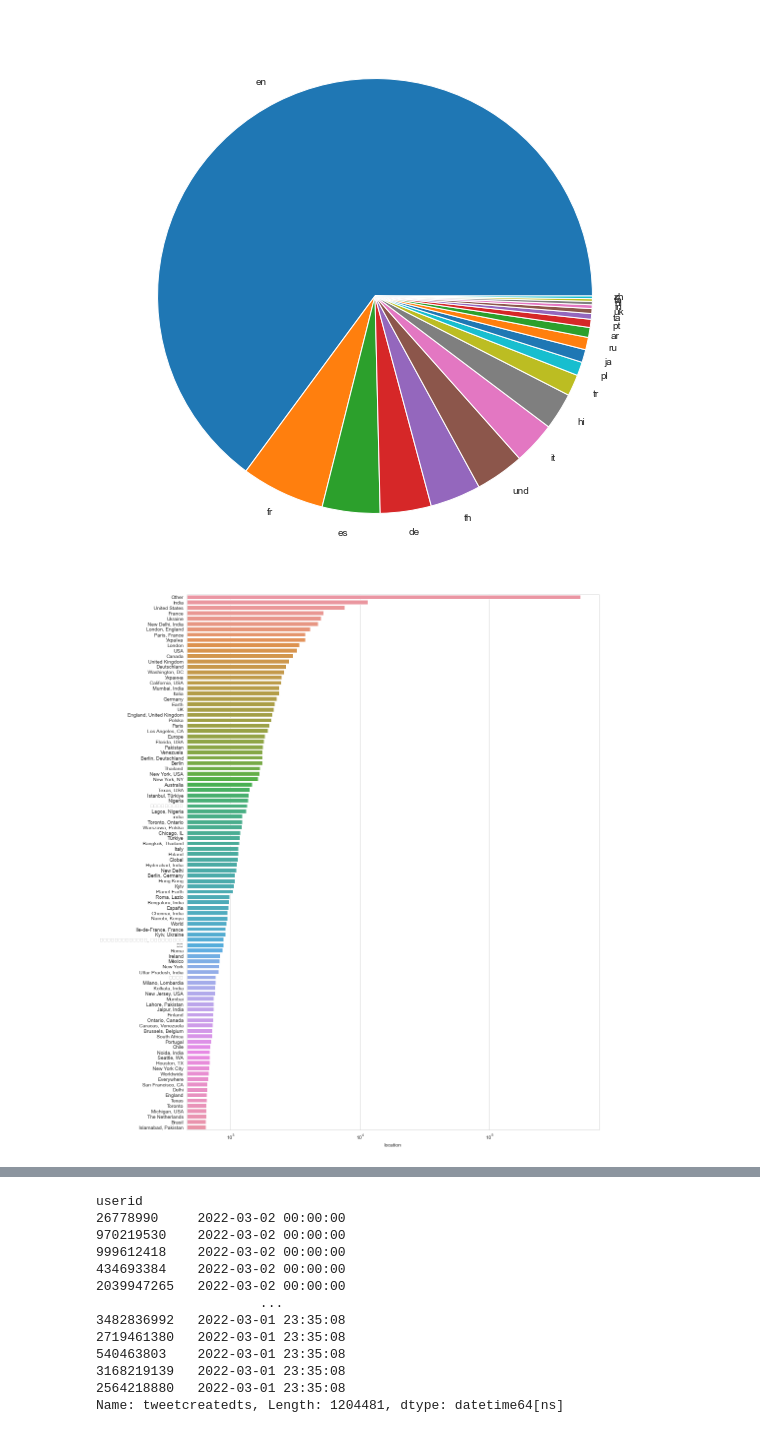
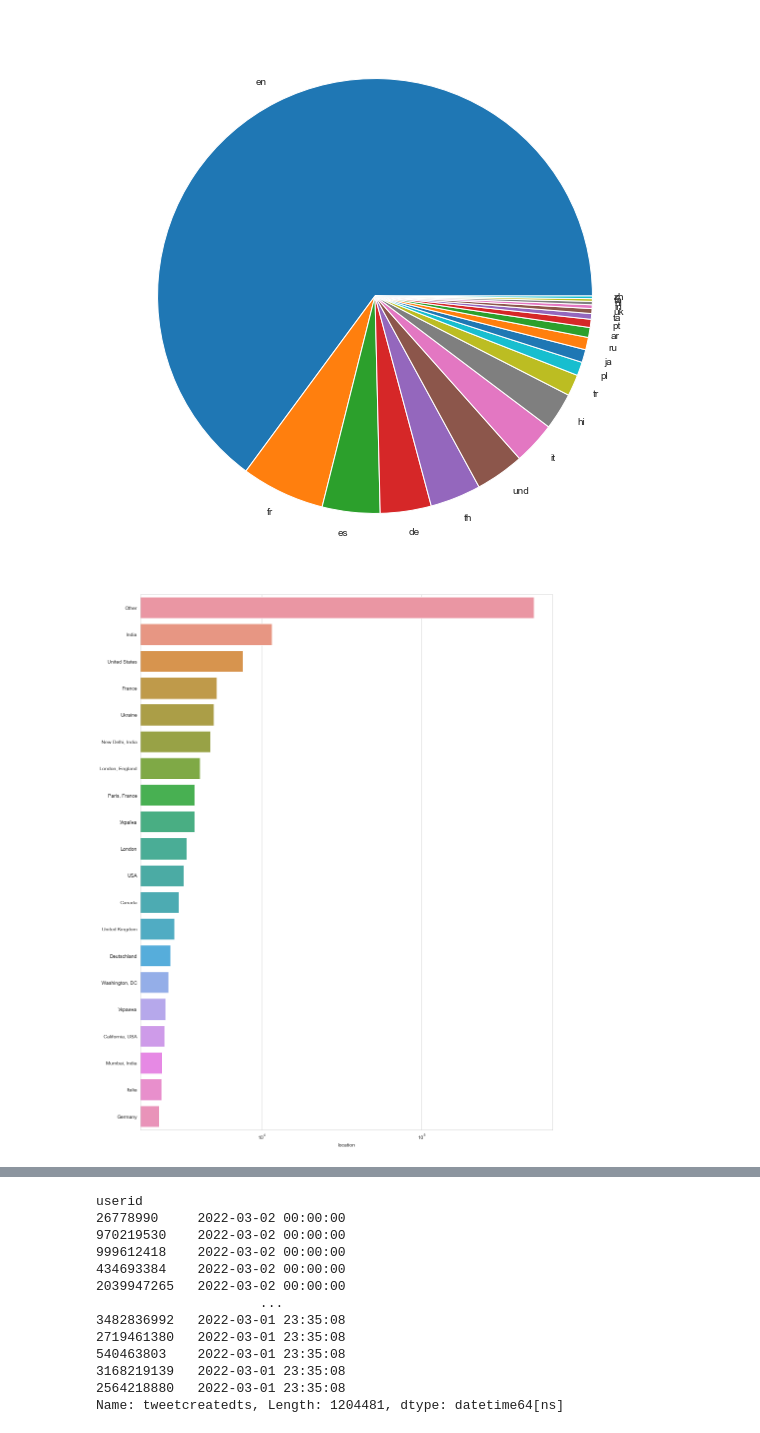
Before and after one commit to chukhranchick/Ukraine-Conflict-Twitter-Analysis-for-Data-Mining, a Jupyter notebook: ukraine-conflict-twitter-analysis-for-data-mining.ipynb, the cells around one changed output, grey strips where cells are left out. Drawn from its saved outputs; the diff is of its cells as text; code cells hidden in the pictures.

```diff
--- a/ukraine-conflict-twitter-analysis-for-data-mining.ipynb
+++ b/ukraine-conflict-twitter-analysis-for-data-mining.ipynb
@@ -294,7 +301,7 @@ all_tweets['location'] = all_tweets['location'].fillna('Other')
 # %% [markdown]
 ## Cleaning tweets
 # %%
-def clean_text(tweet: str) -> str:
+def clean_text(tweet: str) -> list[str | Any]:
     text = "".join([letter for letter in tweet if letter not in string.punctuation])
     return list(filter(lambda word: word != '' or word is not None, re.split(r'\W+', text)))
 # %%
@@ -410,4 +387,6 @@ United Kingdom
 # %% [markdown]
 ## Plotting
+# %%
+n_first = 20
 # %%
 plt.figure(figsize=(20, 10))
@@ -425,8 +404,8 @@ plt.show()
 [figure]
 # %%
 plt.figure(figsize=(15, 20))
-sns.barplot(y=all_tweets['location'].value_counts()[:100].index, x=all_tweets['location'].value_counts()[:100])
+sns.barplot(y=all_tweets['location'].value_counts()[:n_first].index, x=all_tweets['location'].value_counts()[:n_first])
 plt.xscale("log")
 plt.show()
 # %% [output]
-[figure, old version]
+[figure, new version]
```
Also changed, not shown: parts of 22 cells of this notebook.
